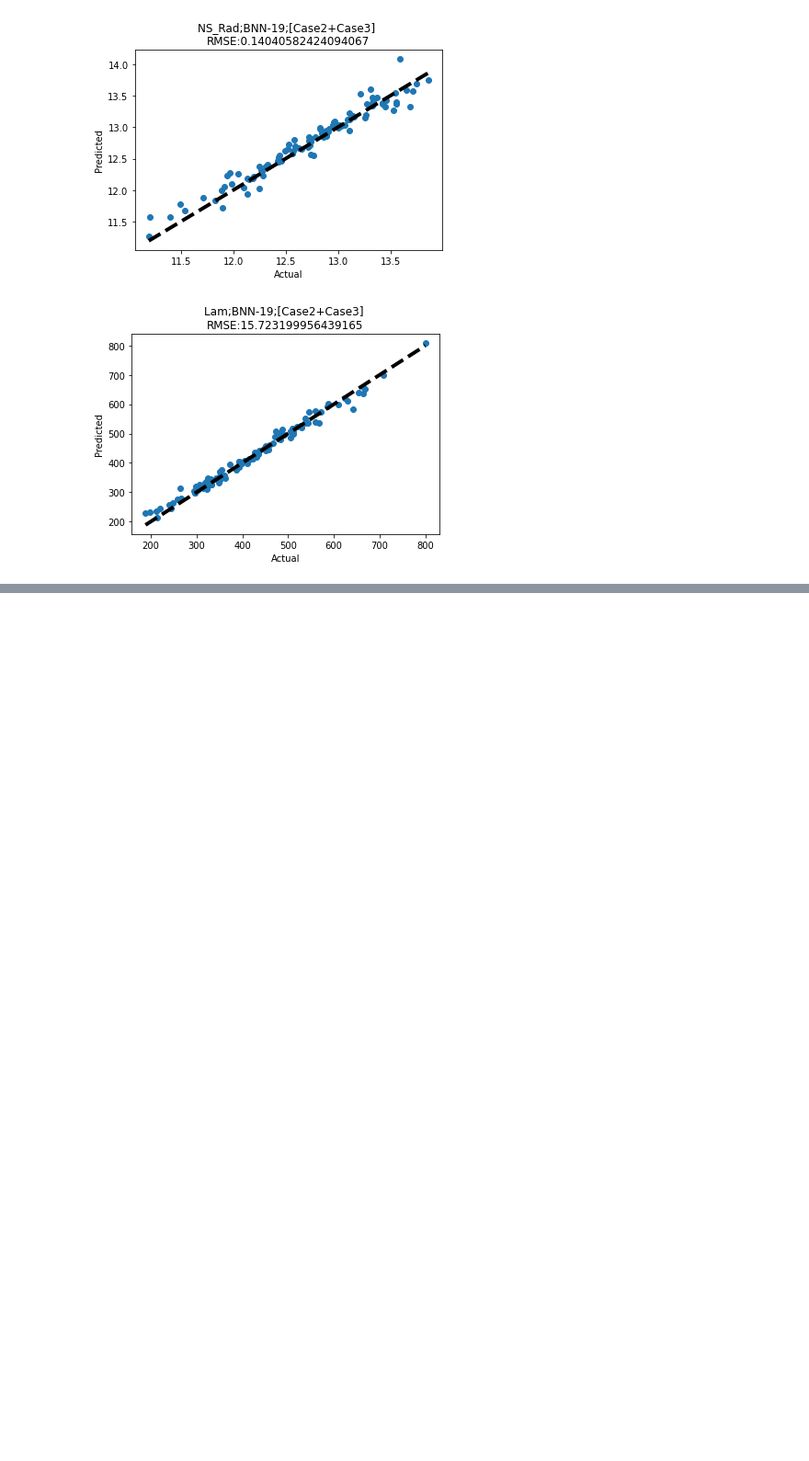
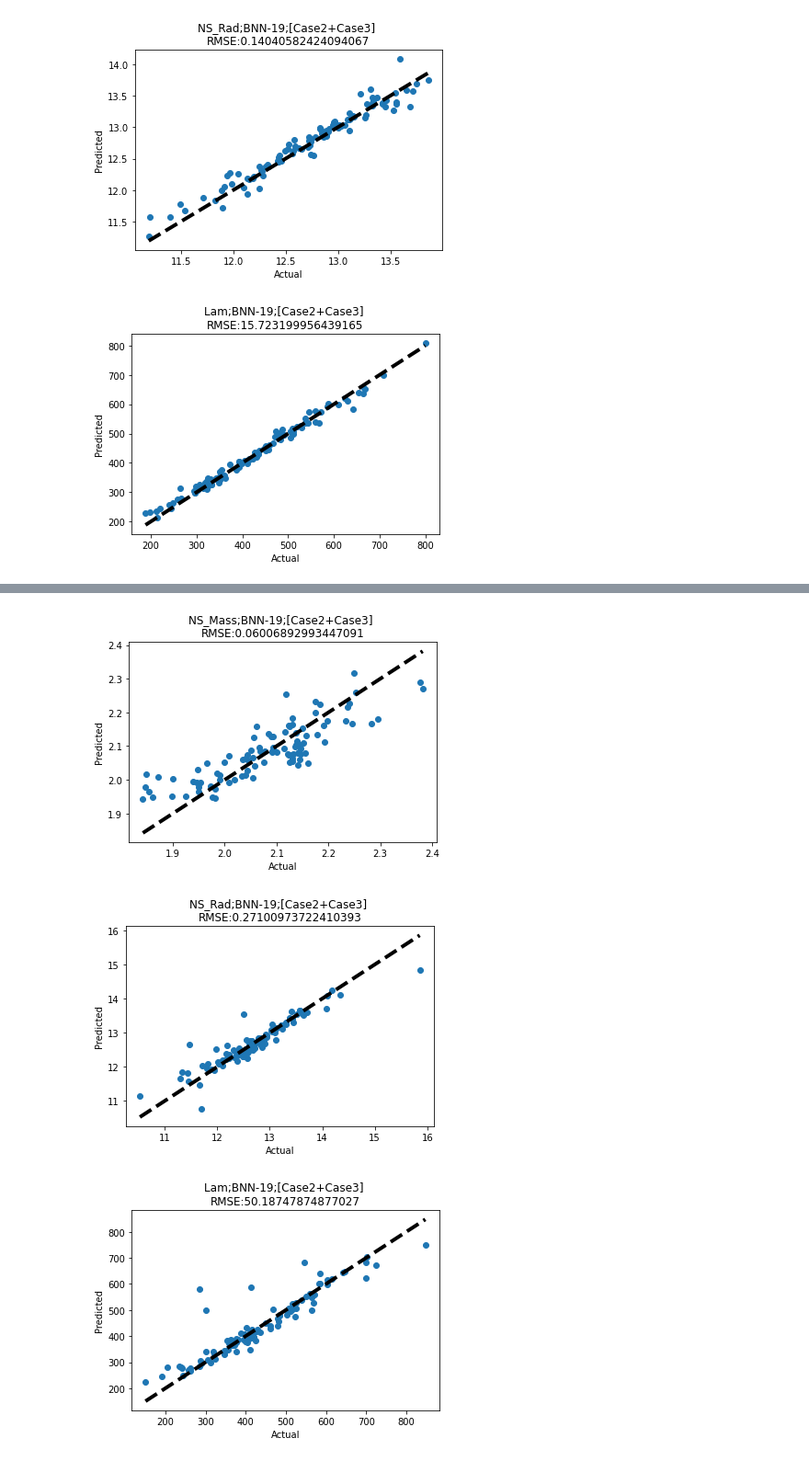
Before and after one commit to AstroDnerd/NS-ML-on-Nuclear-Matter--KB, a Jupyter notebook: Codes/BNN_Tensorflow.ipynb, the cells around one changed output, grey strips where cells are left out. Shown at 92% size. Drawn from its saved outputs; the diff is of its cells as text; code cells hidden in the pictures; blank space fills up the shorter version.

```diff
--- a/Codes/BNN_Tensorflow.ipynb
+++ b/Codes/BNN_Tensorflow.ipynb
@@ -360,0 +379,10 @@ for i in range(3):
+# %%
+#Standardizing the data
+from sklearn.preprocessing import StandardScaler
+sc_X = StandardScaler()
+X = sc_X.fit_transform(X)
+sc_y = StandardScaler()
+y = sc_y.fit_transform(y)
+X_t = np.hstack((X,y))
+# Restore frame.
+dataset = pd.DataFrame(X_t, columns=columns)
@@ -360,0 +668,16 @@ for i in range(3):
+# %%
+#Plotting
+titles = ['NS_Mass','NS_Rad','Lam']
+for i in range(3):
+    rms = 'RMSE:'+str((np.sqrt(sklearn.metrics.mean_squared_error(Y_true[:,i], Y_pred_m[:,i]))))
+    fig, ax = plt.subplots()
+    ax.scatter(Y_true[:,i], Y_pred_m[:,i])
+    ax.plot([Y_true[:,i].min(), Y_true[:,i].max()], [Y_true[:,i].min(), Y_true[:,i].max()], 'k--', lw=4)
+    ax.set_xlabel('Actual')
+    ax.set_ylabel('Predicted')
+    plt.title(titles[i]+';'+model_i.name+';[Case2+Case3] \n'+rms)
+    plt.show()
+# %% [output]
+[figure, added]
+[figure, added]
+[figure, added]
```
Also changed, not shown: parts of 23 cells of this notebook, 9 other files.
